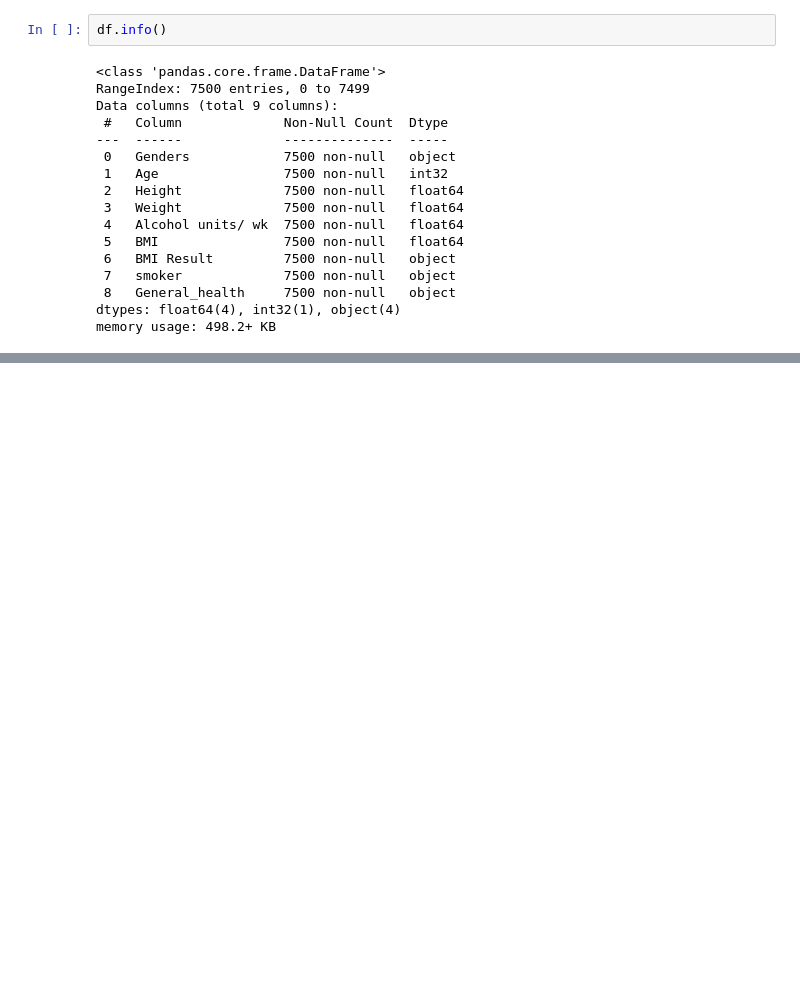
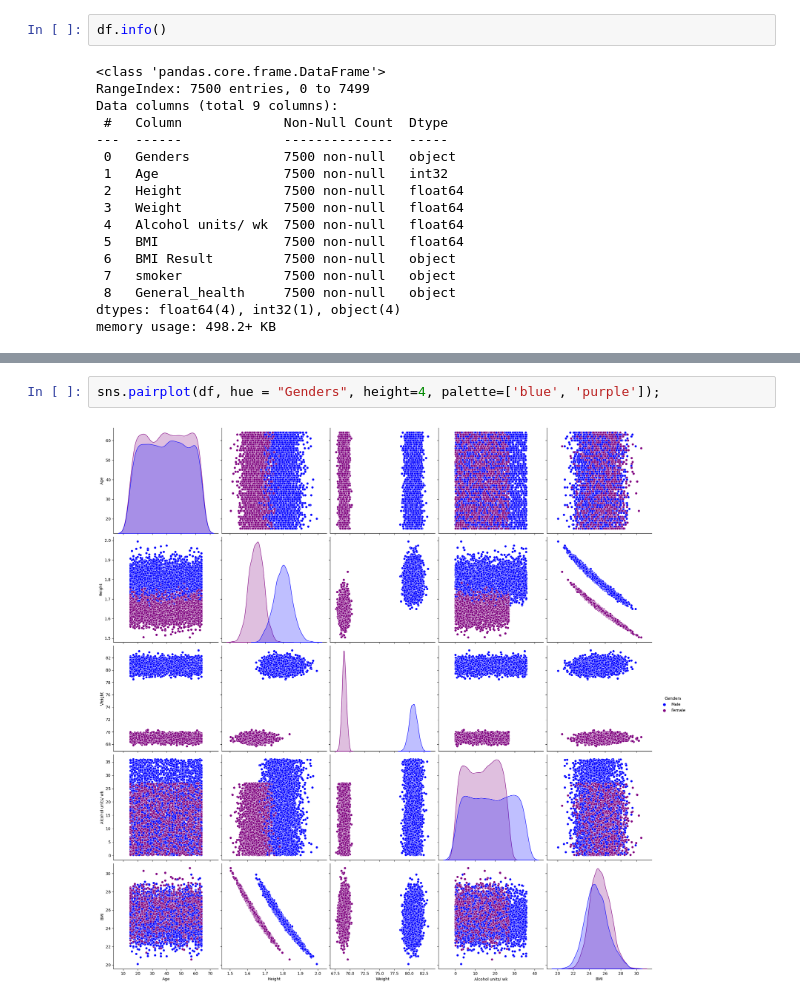
Before and after one commit to keithmmc/PDA1, a Jupyter notebook: PDA1.ipynb, the cells around one changed output, grey strips where cells are left out. Cells and saved outputs as stored; diff of their text form; blank space fills up the shorter version.

```diff
--- a/PDA1.ipynb
+++ b/PDA1.ipynb
@@ -572,0 +575,4 @@ pd.crosstab(index=df['Genders'], columns=df['Age'], margins=True)
+# %%
+sns.pairplot(df, hue = "Genders", height=4, palette=['blue', 'purple']);
+# %% [output]
+[figure, added]
```
Also changed, not shown: parts of 35 cells of this notebook.
